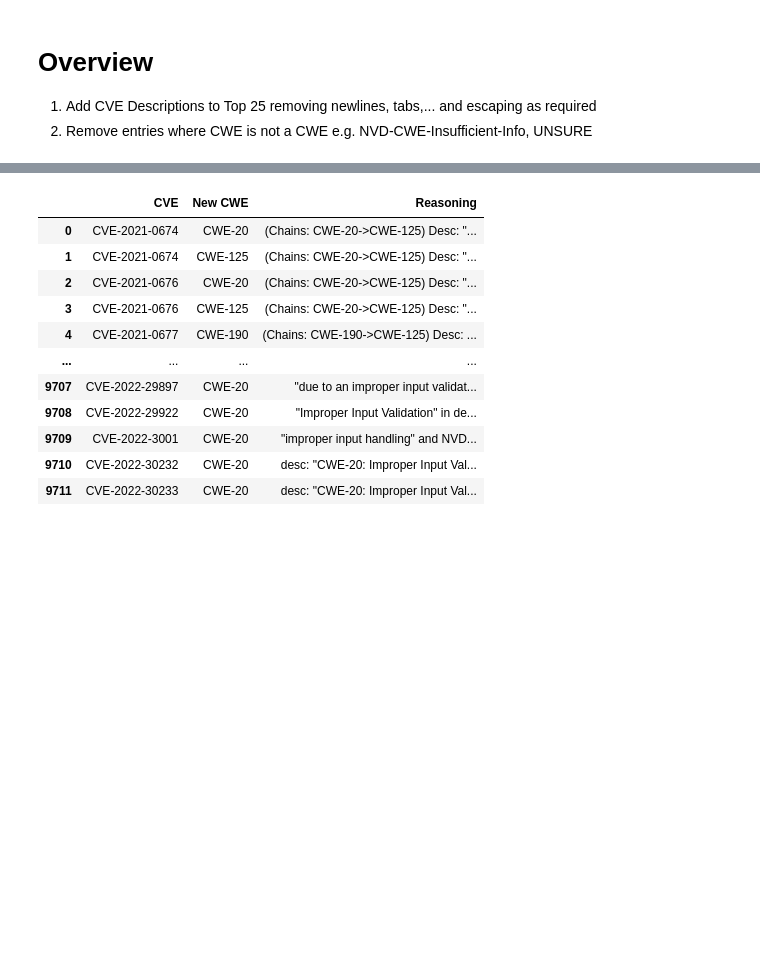
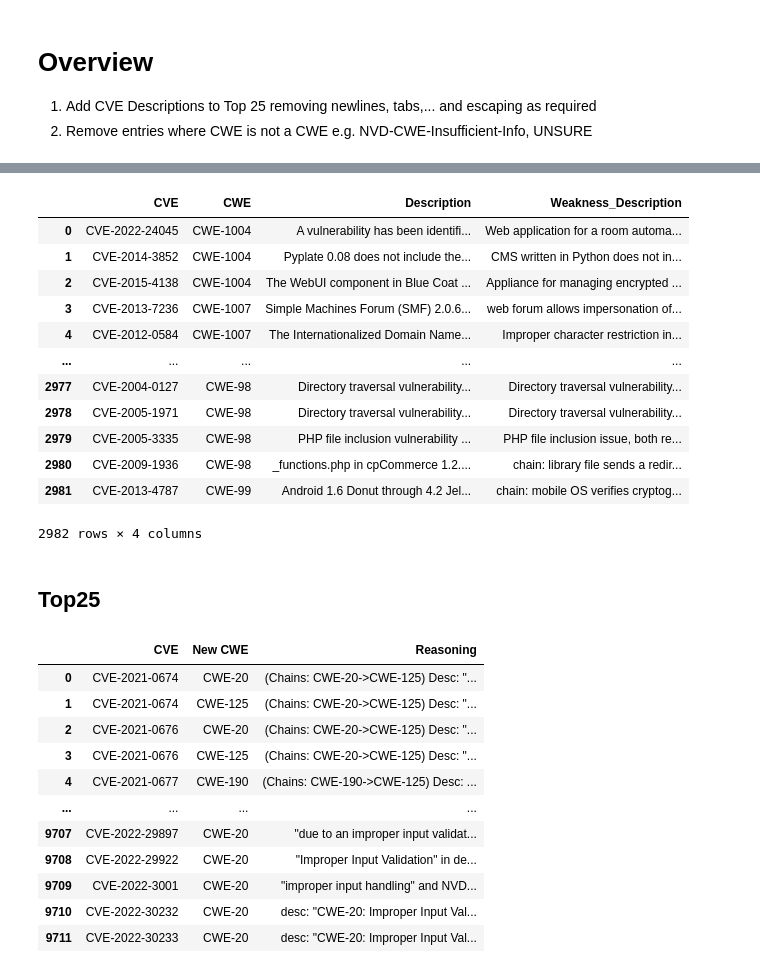
Before and after one commit to CyberSecAI/cwe_top25, a Jupyter notebook: top25_add_cve_desc.ipynb, the cells around one changed output, grey strips where cells are left out. Cells and saved outputs as stored; diff of their text form; code cells hidden in the pictures; blank space fills up the shorter version.

```diff
--- a/top25_add_cve_desc.ipynb
+++ b/top25_add_cve_desc.ipynb
@@ -25,0 +81,18 @@ df_cve
+# %%
+# Reorder columns
+df_observed = df_observed[['CVE', 'CWE', 'Description', 'Weakness_Description']]
+df_observed
+# %% [output]
+|  | CVE | CWE | Description | Weakness_Description |
+| 0 | CVE-2022-24045 | CWE-1004 | A vulnerability has been identifi... | Web application for a room automa... |
+| 1 | CVE-2014-3852 | CWE-1004 | Pyplate 0.08 does not include the... | CMS written in Python does not in... |
+| 2 | CVE-2015-4138 | CWE-1004 | The WebUI component in Blue Coat ... | Appliance for managing encrypted ... |
+| 3 | CVE-2013-7236 | CWE-1007 | Simple Machines Forum (SMF) 2.0.6... | web forum allows impersonation of... |
+| 4 | CVE-2012-0584 | CWE-1007 | The Internationalized Domain Name... | Improper character restriction in... |
+| ... | ... | ... | ... | ... |
+| 2977 | CVE-2004-0127 | CWE-98 | Directory traversal vulnerability... | Directory traversal vulnerability... |
+| 2978 | CVE-2005-1971 | CWE-98 | Directory traversal vulnerability... | Directory traversal vulnerability... |
+| 2979 | CVE-2005-3335 | CWE-98 | PHP file inclusion vulnerability ... | PHP file inclusion issue, both re... |
+| 2980 | CVE-2009-1936 | CWE-98 | _functions.php in cpCommerce 1.2.... | chain: library file sends a redir... |
+| 2981 | CVE-2013-4787 | CWE-99 | Android 1.6 Donut through 4.2 Jel... | chain: mobile OS verifies cryptog... |
+2982 rows × 4 columns
@@ -26,3 +101,5 @@ df_cve
+# %% [markdown]
+## Top25
 # %%
 df = pd.read_csv('./data_in/top25-mitre-mapping-analysis-2023-public.csv')
 
```
Also changed, not shown: parts of 6 cells of this notebook, 6 other files.
